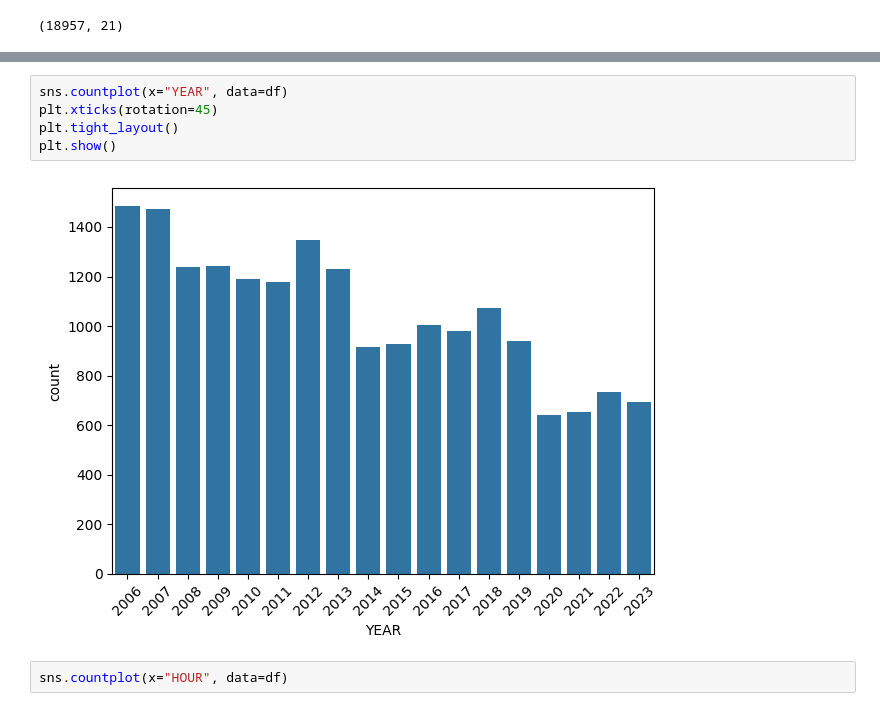
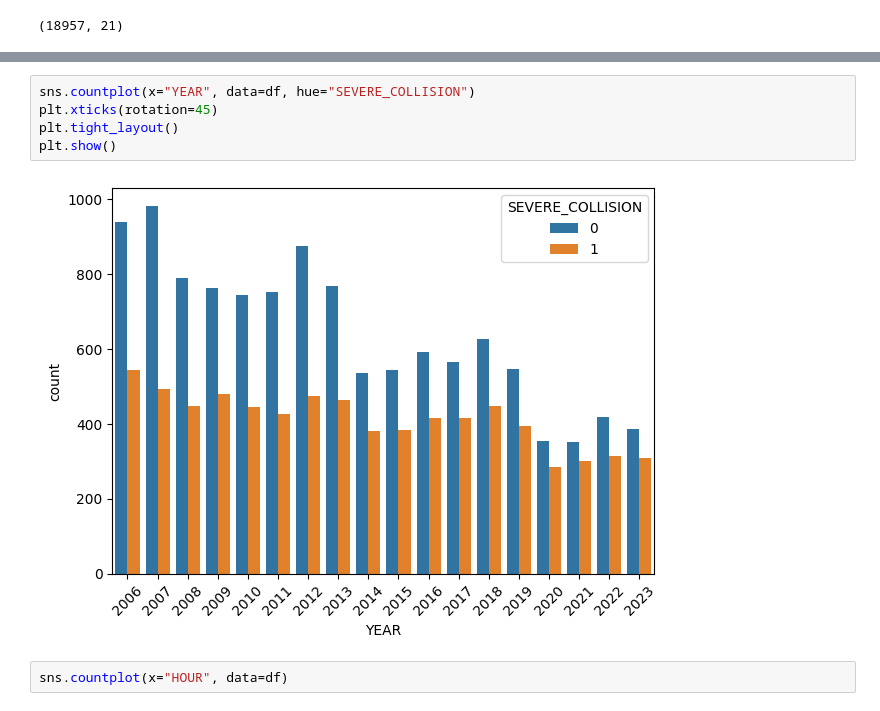
Before and after one commit to abishanB/toronto-collision-predictor, a Jupyter notebook: RandomForestModel/explore_ksi_data.ipynb, the cells around one changed output, grey strips where cells are left out. Drawn from its saved outputs; the diff is of its cells as text.

```diff
--- a/RandomForestModel/explore_ksi_data.ipynb
+++ b/RandomForestModel/explore_ksi_data.ipynb
@@ -23,11 +23,11 @@ df.sample(1)
 1 rows × 21 columns
 # %%
-sns.countplot(x="YEAR", data=df)
+sns.countplot(x="YEAR", data=df, hue="SEVERE_COLLISION")
 plt.xticks(rotation=45)
 plt.tight_layout()
 plt.show()
 # %% [output]
-[figure, old version]
+[figure, new version]
 # %%
 sns.countplot(x="HOUR", data=df)
 # %% [output]
```
Also changed, not shown: parts of 10 cells of this notebook, 5 other files.
